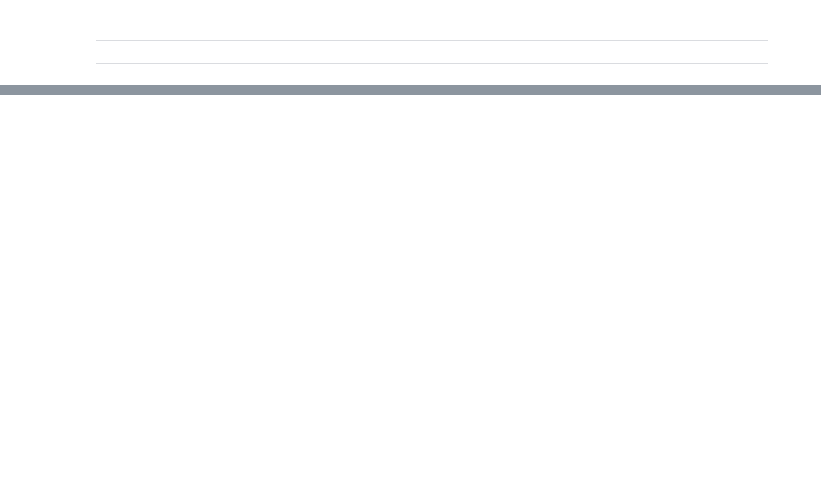
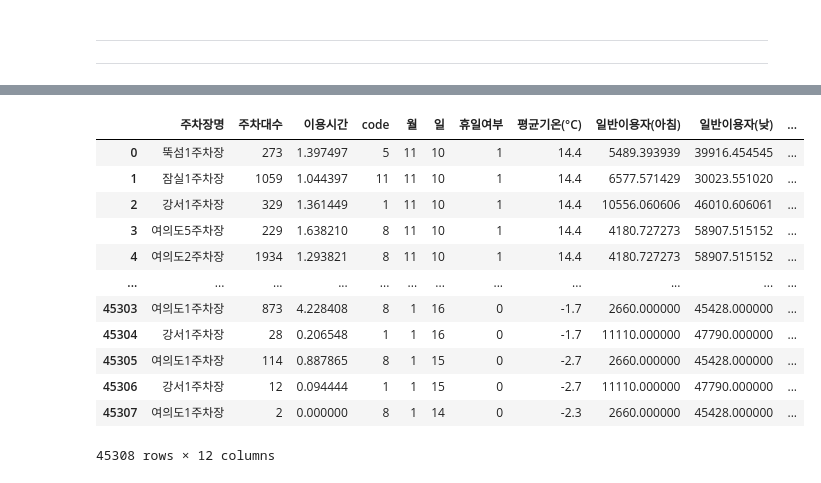
Before and after one commit to terryhyuk/HanGang_Mate, a Jupyter notebook: Python/DataAnalysis/seob/workspace.ipynb, the cells around one changed output, grey strips where cells are left out. Cells and saved outputs as stored; diff of their text form; code cells hidden in the pictures; blank space fills up the shorter version.

```diff
--- a/Python/DataAnalysis/seob/workspace.ipynb
+++ b/Python/DataAnalysis/seob/workspace.ipynb
@@ -303,0 +194,16 @@ df_merge3.to_csv('../../Data/version1.csv',index=False)
+# %%
+df
+# %% [output]
+|  | 주차장명 | 주차대수 | 이용시간 | code | 월 | 일 | 휴일여부 | 평균기온(°C) | 일반이용자(아침) | 일반이용자(낮) | ... |
+| 0 | 뚝섬1주차장 | 273 | 1.397497 | 5 | 11 | 10 | 1 | 14.4 | 5489.393939 | 39916.454545 | ... |
+| 1 | 잠실1주차장 | 1059 | 1.044397 | 11 | 11 | 10 | 1 | 14.4 | 6577.571429 | 30023.551020 | ... |
+| 2 | 강서1주차장 | 329 | 1.361449 | 1 | 11 | 10 | 1 | 14.4 | 10556.060606 | 46010.606061 | ... |
+| 3 | 여의도5주차장 | 229 | 1.638210 | 8 | 11 | 10 | 1 | 14.4 | 4180.727273 | 58907.515152 | ... |
+| 4 | 여의도2주차장 | 1934 | 1.293821 | 8 | 11 | 10 | 1 | 14.4 | 4180.727273 | 58907.515152 | ... |
+| ... | ... | ... | ... | ... | ... | ... | ... | ... | ... | ... | ... |
+| 45303 | 여의도1주차장 | 873 | 4.228408 | 8 | 1 | 16 | 0 | -1.7 | 2660.000000 | 45428.000000 | ... |
+| 45304 | 강서1주차장 | 28 | 0.206548 | 1 | 1 | 16 | 0 | -1.7 | 11110.000000 | 47790.000000 | ... |
+| 45305 | 여의도1주차장 | 114 | 0.887865 | 8 | 1 | 15 | 0 | -2.7 | 2660.000000 | 45428.000000 | ... |
+| 45306 | 강서1주차장 | 12 | 0.094444 | 1 | 1 | 15 | 0 | -2.7 | 11110.000000 | 47790.000000 | ... |
+| 45307 | 여의도1주차장 | 2 | 0.000000 | 8 | 1 | 14 | 0 | -2.3 | 2660.000000 | 45428.000000 | ... |
+45308 rows × 12 columns
```
Also changed, not shown: parts of 42 cells of this notebook, 2 other files.
